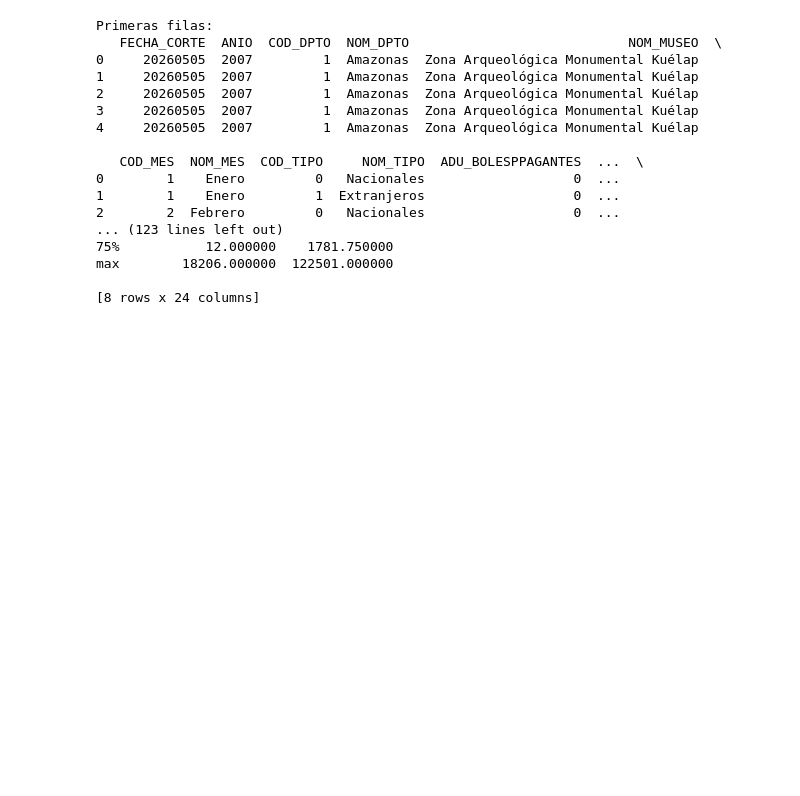
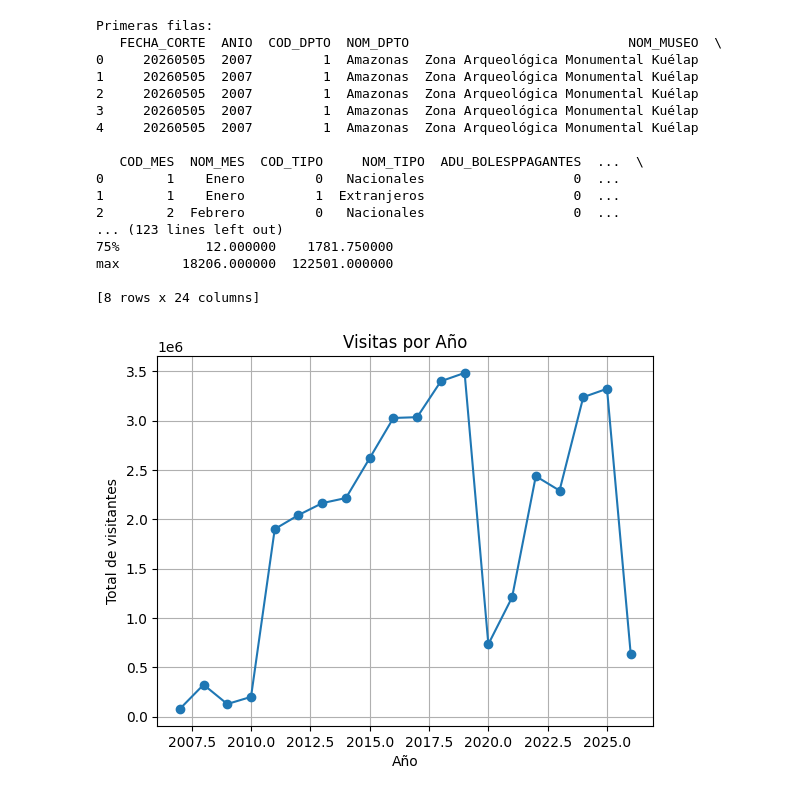
Before and after one commit to Taniice/Analisis-Visitantes-a-Sitios-Arqueologicos, a Jupyter notebook: Analisis_Visitas_a_Sitios_Arqueologicos.ipynb, the cells around one changed output. Drawn from its saved outputs; the diff is of its cells as text; code cells hidden in the pictures; blank space fills up the shorter version.

Commit message:
Se realiza el analisis: -Visitas por año -Visitas por mes - Sitios mas visitados

```diff
--- a/Analisis_Visitas_a_Sitios_Arqueologicos.ipynb
+++ b/Analisis_Visitas_a_Sitios_Arqueologicos.ipynb
@@ -59,3 +59,17 @@ df['TOTAL'] = pd.to_numeric(df['TOTAL'], errors='coerce')
 
 # Eliminar valores nulos en TOTAL
 df = df.dropna(subset=['TOTAL'])
+# %%
+# 6. ANÁLISIS 1: VISITAS POR AÑO
+#OJO AQUI EL AÑO DEBE TENER VALORES ENTEROS.
+visitas_anio = df.groupby('ANIO')['TOTAL'].sum()
+
+plt.figure()
+visitas_anio.plot(marker='o')
+plt.title("Visitas por Año")
+plt.xlabel("Año")
+plt.ylabel("Total de visitantes")
+plt.grid()
+plt.show()
+# %% [output]
+[figure, added]
```
Also changed, not shown: parts of 3 cells of this notebook.
